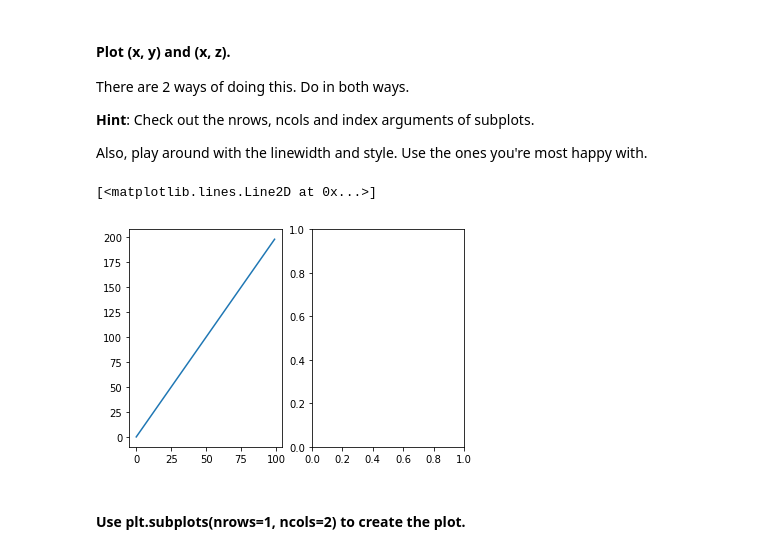
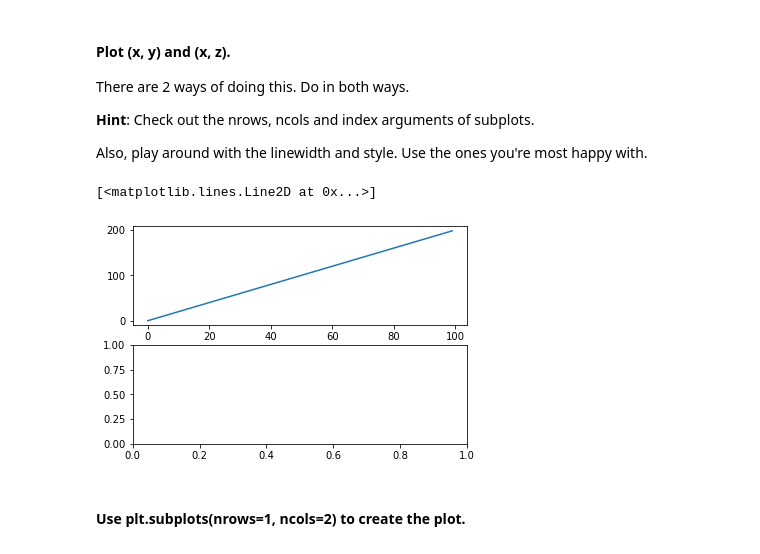
Before and after one commit to TitoGerva/dataptmad1121_labs, a Jupyter notebook: module-2/matplotlib-seaborn/your-code/[matplotlib-seaborn] Gervasio Feliciosi.ipynb, the cells around one changed output. Saved outputs shown, nothing was run; the diff lists cells and outputs as text; code cells hidden in the pictures.

```diff
--- a/module-2/matplotlib-seaborn/your-code/[matplotlib-seaborn] Gervasio Feliciosi.ipynb
+++ b/module-2/matplotlib-seaborn/your-code/[matplotlib-seaborn] Gervasio Feliciosi.ipynb
@@ -26,11 +26,11 @@ There are 2 ways of doing this. Do in both ways.
 Also, play around with the linewidth and style. Use the ones you're most happy with.
 # %%
 # Method 1
-figure, axs = plt.subplots(1,2)
+figure, axs = plt.subplots(2)
 axs[0].plot(x,y)
 # %% [output]
 [<matplotlib.lines.Line2D at 0x...>]
-[figure, old version]
+[figure, new version]
 # %% [markdown]
 #### Use plt.subplots(nrows=1, ncols=2) to create the plot.
 # %%
```
Also changed, not shown: parts of 26 cells of this notebook, 1 other file.
